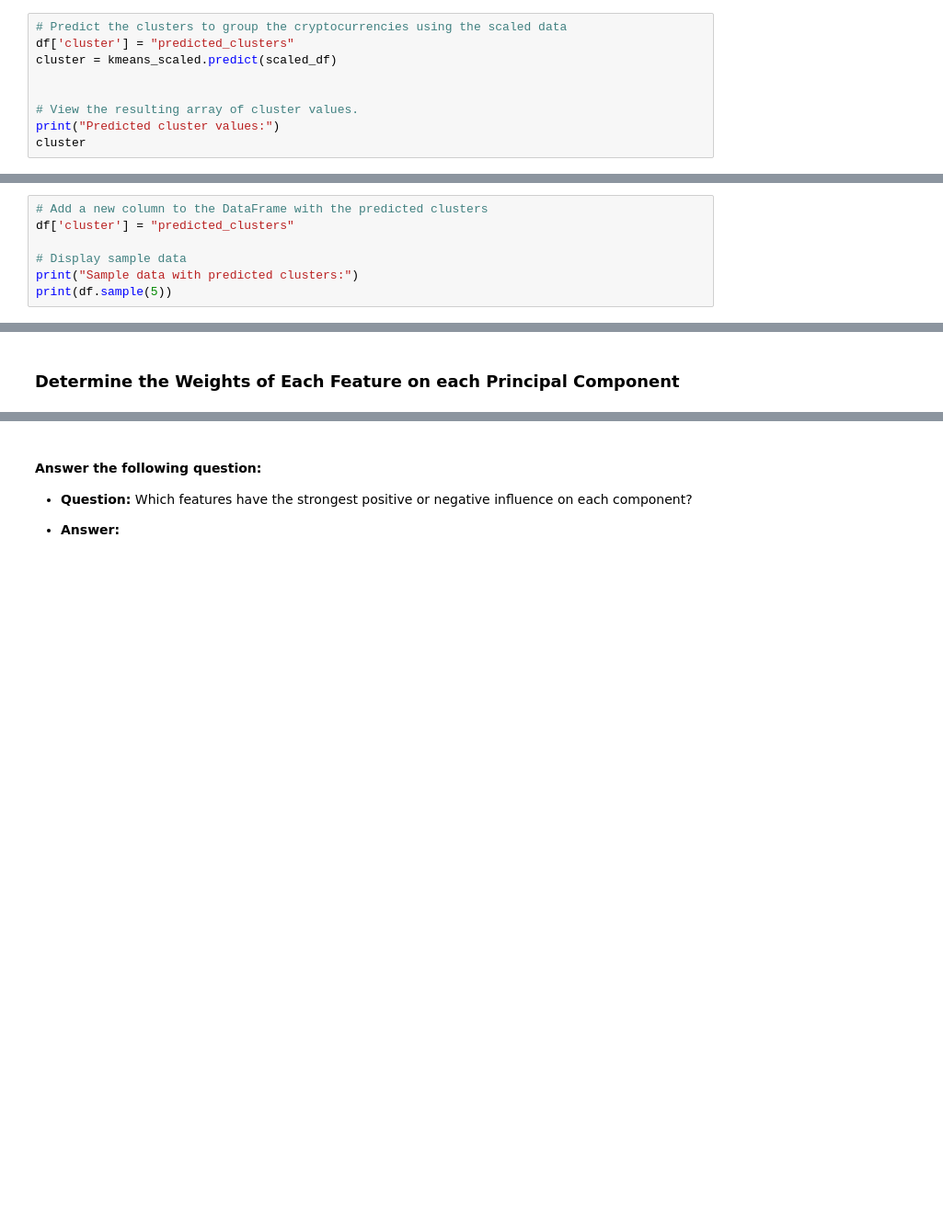
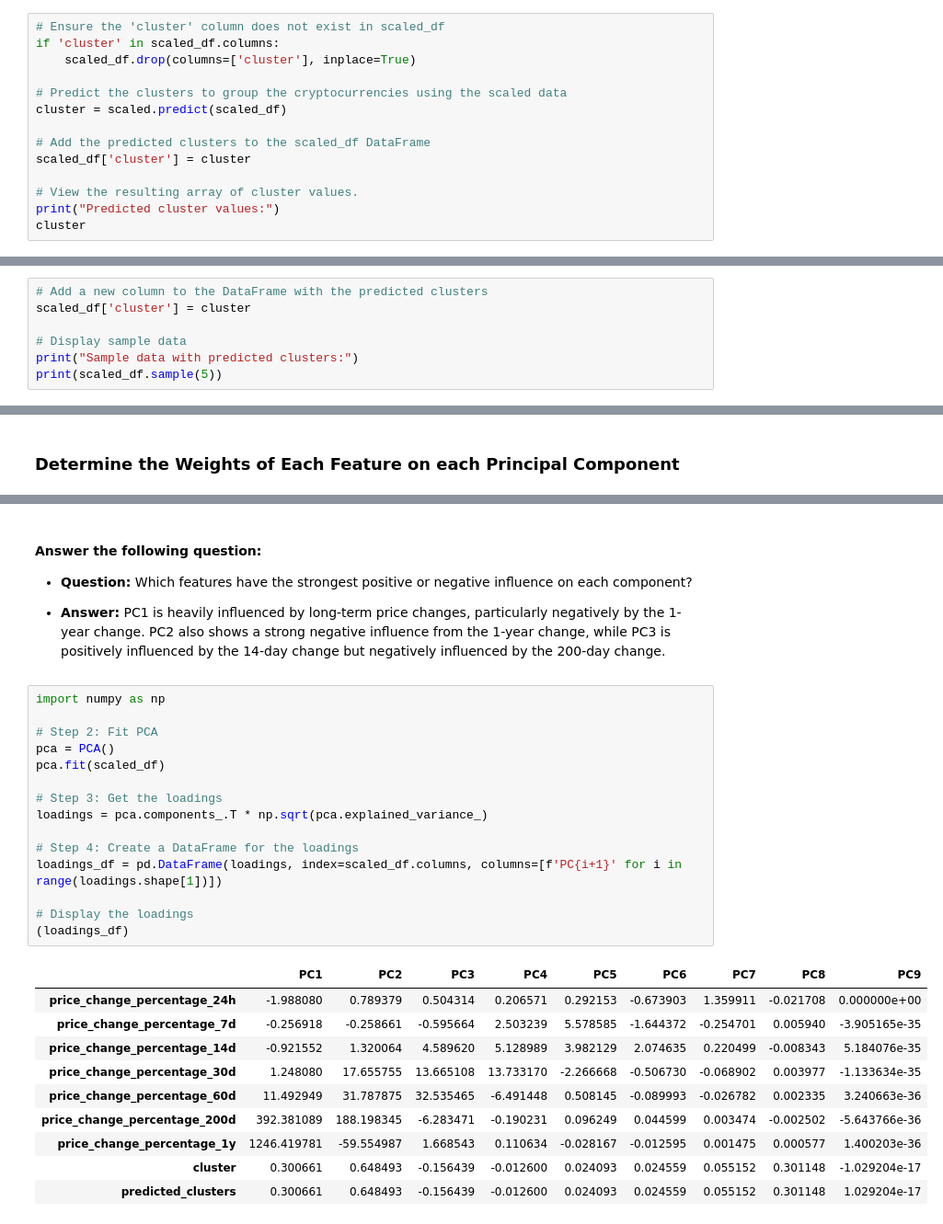
Before and after one commit to Doobles1989/CryptoClustering, a Jupyter notebook: Crypto_Clustering.ipynb, the cells around one changed output, grey strips where cells are left out. Shown at 92% size. Saved outputs shown, nothing was run; the diff lists cells and outputs as text; blank space fills up the shorter version.

```diff
--- a/Crypto_Clustering.ipynb
+++ b/Crypto_Clustering.ipynb
@@ -145,10 +145,15 @@ scaled.fit(scaled_df)
 # %% [output]
 KMeans(n_clusters=4, random_state=42)
 # %%
+# Ensure the 'cluster' column does not exist in scaled_df
+if 'cluster' in scaled_df.columns:
+	scaled_df.drop(columns=['cluster'], inplace=True)
+
 # Predict the clusters to group the cryptocurrencies using the scaled data
-df['cluster'] = "predicted_clusters"
-cluster = kmeans_scaled.predict(scaled_df)
+cluster = scaled.predict(scaled_df)
 
+# Add the predicted clusters to the scaled_df DataFrame
+scaled_df['cluster'] = cluster
 
 # View the resulting array of cluster values.
 print("Predicted cluster values:")
@@ -163,9 +168,9 @@ df_copy = df.copy()
 # %%
 # Add a new column to the DataFrame with the predicted clusters
-df['cluster'] = "predicted_clusters"
+scaled_df['cluster'] = cluster
 
 # Display sample data
 print("Sample data with predicted clusters:")
-print(df.sample(5))
+print(scaled_df.sample(5))
 # %% [output]
 Sample data with predicted clusters:
@@ -447,4 +460,30 @@ Index(['bitcoin', 'ethereum', 'tether', 'ripple', 'bitcoin-cash',
 
 * **Question:** Which features have the strongest positive or negative influence on each component?
 
-* **Answer:**
+* **Answer:** PC1 is heavily influenced by long-term price changes, particularly negatively by the 1-year change. PC2 also shows a strong negative influence from the 1-year change, while PC3 is positively influenced by the 14-day change but negatively influenced by the 200-day change.
+# %%
+import numpy as np
+
+# Step 2: Fit PCA
+pca = PCA()
+pca.fit(scaled_df)
+
+# Step 3: Get the loadings
+loadings = pca.components_.T * np.sqrt(pca.explained_variance_)
+
+# Step 4: Create a DataFrame for the loadings
+loadings_df = pd.DataFrame(loadings, index=scaled_df.columns, columns=[f'PC{i+1}' for i in range(loadings.shape[1])])
+
+# Display the loadings
+(loadings_df)
+# %% [output]
+|  | PC1 | PC2 | PC3 | PC4 | PC5 | PC6 | PC7 | PC8 | PC9 |
+| price_change_percentage_24h | -1.988080 | 0.789379 | 0.504314 | 0.206571 | 0.292153 | -0.673903 | 1.359911 | -0.021708 | 0.000000e+00 |
+| price_change_percentage_7d | -0.256918 | -0.258661 | -0.595664 | 2.503239 | 5.578585 | -1.644372 | -0.254701 | 0.005940 | -3.905165e-35 |
+| price_change_percentage_14d | -0.921552 | 1.320064 | 4.589620 | 5.128989 | 3.982129 | 2.074635 | 0.220499 | -0.008343 | 5.184076e-35 |
+| price_change_percentage_30d | 1.248080 | 17.655755 | 13.665108 | 13.733170 | -2.266668 | -0.506730 | -0.068902 | 0.003977 | -1.133634e-35 |
+| price_change_percentage_60d | 11.492949 | 31.787875 | 32.535465 | -6.491448 | 0.508145 | -0.089993 | -0.026782 | 0.002335 | 3.240663e-36 |
+| price_change_percentage_200d | 392.381089 | 188.198345 | -6.283471 | -0.190231 | 0.096249 | 0.044599 | 0.003474 | -0.002502 | -5.643766e-36 |
+| price_change_percentage_1y | 1246.419781 | -59.554987 | 1.668543 | 0.110634 | -0.028167 | -0.012595 | 0.001475 | 0.000577 | 1.400203e-36 |
+| cluster | 0.300661 | 0.648493 | -0.156439 | -0.012600 | 0.024093 | 0.024559 | 0.055152 | 0.301148 | -1.029204e-17 |
+| predicted_clusters | 0.300661 | 0.648493 | -0.156439 | -0.012600 | 0.024093 | 0.024559 | 0.055152 | 0.301148 | 1.029204e-17 |
```
Also changed, not shown: parts of 8 cells of this notebook.
